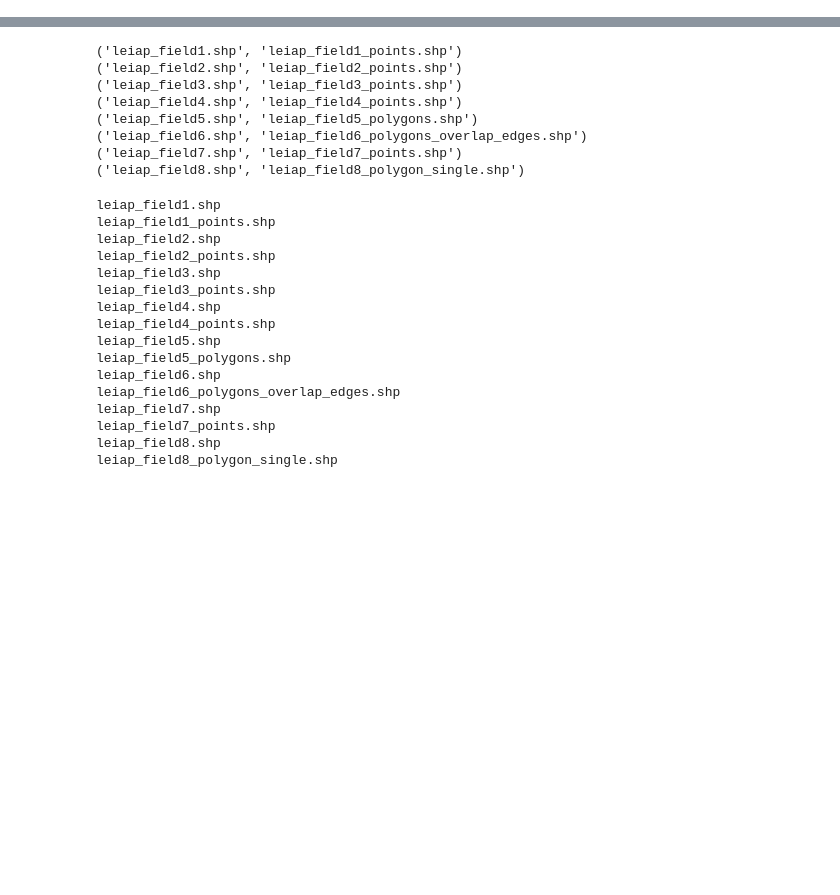
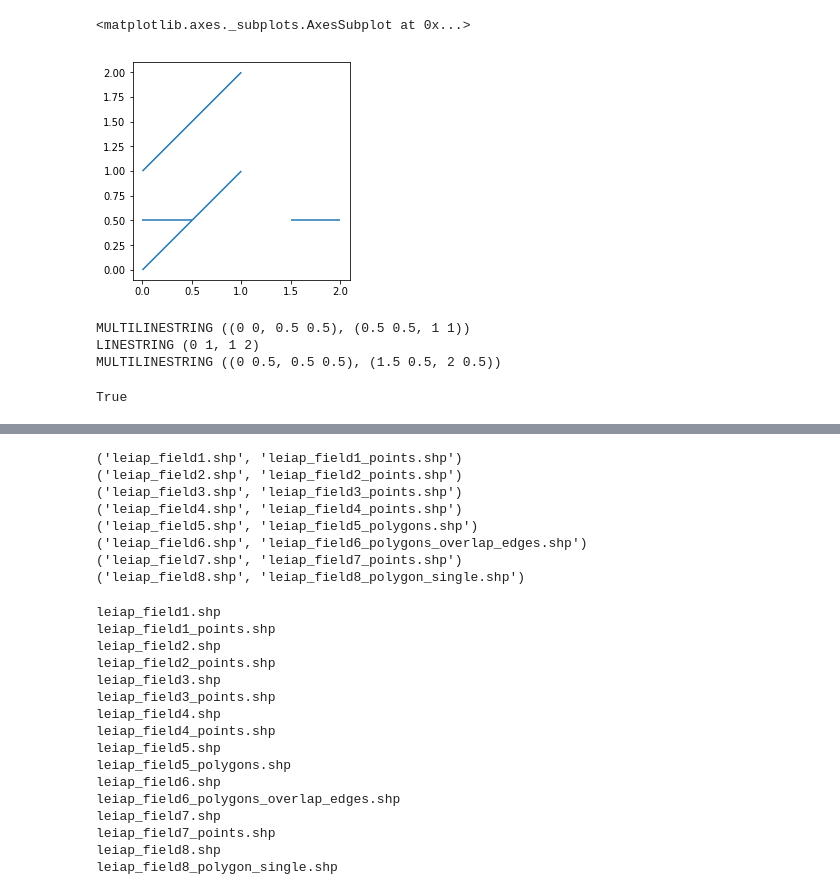
Before and after one commit to deppen8/prospect, a Jupyter notebook: notebooks/tests_dev.ipynb, the cells around one changed output, grey strips where cells are left out. Saved outputs shown, nothing was run; the diff lists cells and outputs as text; code cells hidden in the pictures; blank space fills up the shorter version.

```diff
--- a/notebooks/tests_dev.ipynb
+++ b/notebooks/tests_dev.ipynb
@@ -3,0 +17,19 @@ from scipy.stats._distn_infrastructure import rv_frozen
+# %%
+line_coords = [[(0, 0), (1, 1)], [(0, 1), (2, 3)], [(0, 0.5), (1, 0.5), (2.5, 0.5)]]
+lines = [LineString(coords) for coords in line_coords]
+lines_df = gpd.GeoDataFrame({'name': [f'test_line{i}' for i in range(len(lines))],
+                       'geometry': lines
+                      }, geometry='geometry')
+# %%
+out = surveysim.utils.clip_lines_polys(lines_polys=lines_df, by=base)
+out.plot()
+# %% [output]
+<matplotlib.axes._subplots.AxesSubplot at 0x...>
+[figure, added]
+# %%
+for ls in out.geometry:
+    print(ls)
+# %% [output]
+MULTILINESTRING ((0 0, 0.5 0.5), (0.5 0.5, 1 1))
+LINESTRING (0 1, 1 2)
+MULTILINESTRING ((0 0.5, 0.5 0.5), (1.5 0.5, 2 0.5))
@@ -3,0 +40,4 @@ from scipy.stats._distn_infrastructure import rv_frozen
+# %%
+all(out.geometry == exp_out)
+# %% [output]
+True
```
Also changed, not shown: parts of 13 cells of this notebook, 1 other file.
